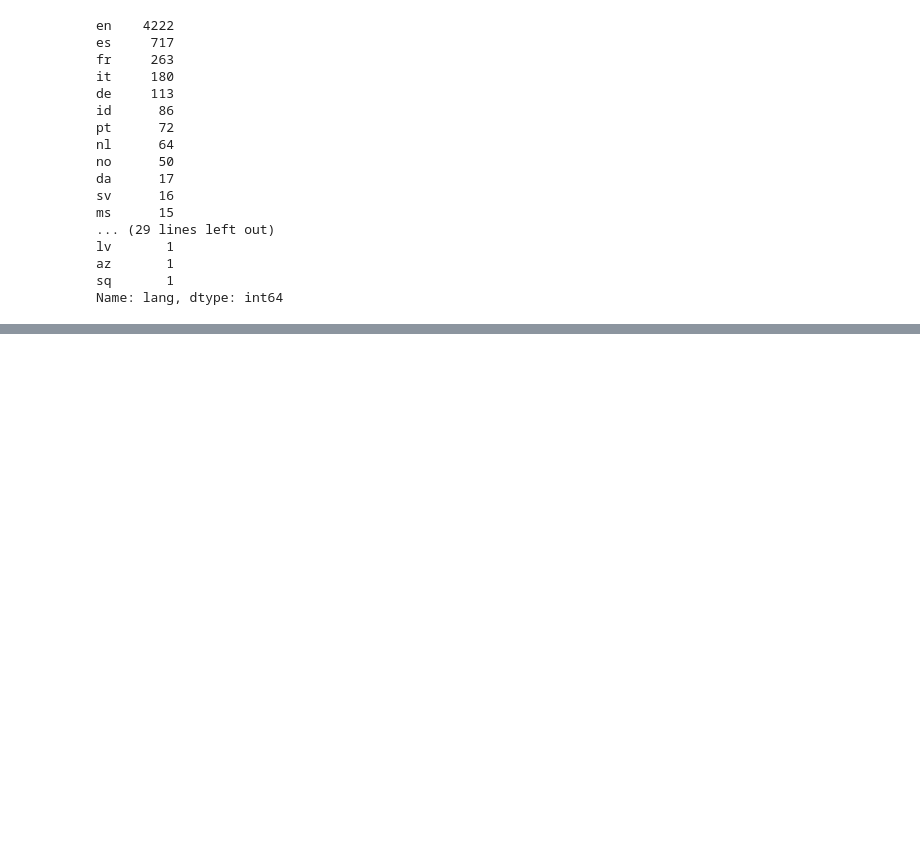
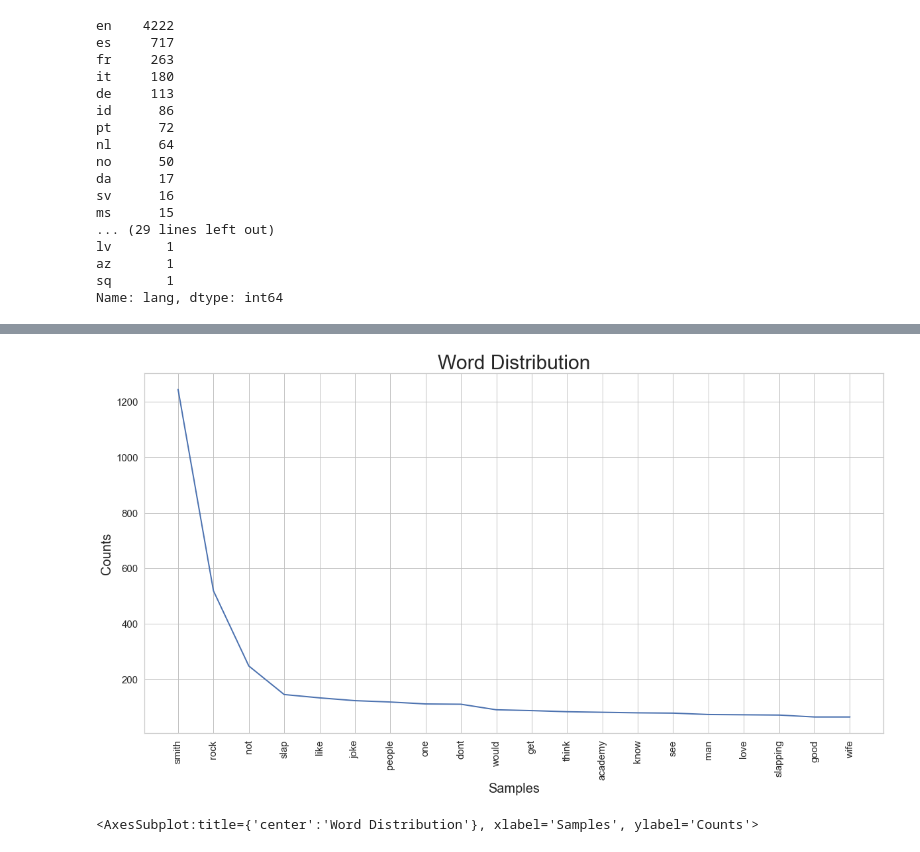
Before and after one commit to StockJanitor/Project43_Twitter, a Jupyter notebook: Project43_Twitter.ipynb, the cells around one changed output, grey strips where cells are left out. Saved outputs shown, nothing was run; the diff lists cells and outputs as text; code cells hidden in the pictures; blank space fills up the shorter version.

Commit message:
added graphs and backup df

```diff
--- a/Project43_Twitter.ipynb
+++ b/Project43_Twitter.ipynb
@@ -636,0 +677,3 @@ Name: lang, dtype: int64
+# %%
+# none eng words
+masterdf5['text2'] = masterdf5.text.apply(engOnly)
@@ -636,0 +686,4 @@ Name: lang, dtype: int64
+# %%
+# add sent using text 2
+masterdf5['blobsent'] = masterdf5.text2.apply(blobSent)
+masterdf5.shape
@@ -636,0 +697,11 @@ Name: lang, dtype: int64
+# %%
+# obtain unique tweets
+masterdf6 = masterdf5.drop_duplicates(subset='text2',keep='last')
+masterdf6.shape
+# obtain word pool of unique tweets
+wordpool = list(masterdf6.text2)
+# joiin each sentence
+wordpool2 = ' '.join(wordpool)
+# split into words
+wordpool2 = wordpool2.split(' ')
+len(wordpool2)
@@ -636,0 +710,4 @@ Name: lang, dtype: int64
+# %%
+# count
+wordcountset = FreqDist(wordpool2)
+wordcountset.most_common(20)
@@ -636,0 +735,12 @@ Name: lang, dtype: int64
+# %%
+plt.figure(figsize=(20,10))
+# Annotation
+plt.xlabel('Words', fontsize=20)
+plt.ylabel('Counts', fontsize = 20)
+plt.yticks(fontsize=15)
+plt.xticks(fontsize=15,rotation=90)
+plt.title('Word Distribution', fontsize=30)
+wordcountset.plot(20)
+# %% [output]
+[figure, added]
+<AxesSubplot:title={'center':'Word Distribution'}, xlabel='Samples', ylabel='Counts'>
```
Also changed, not shown: parts of 18 cells of this notebook, 1 other file.
